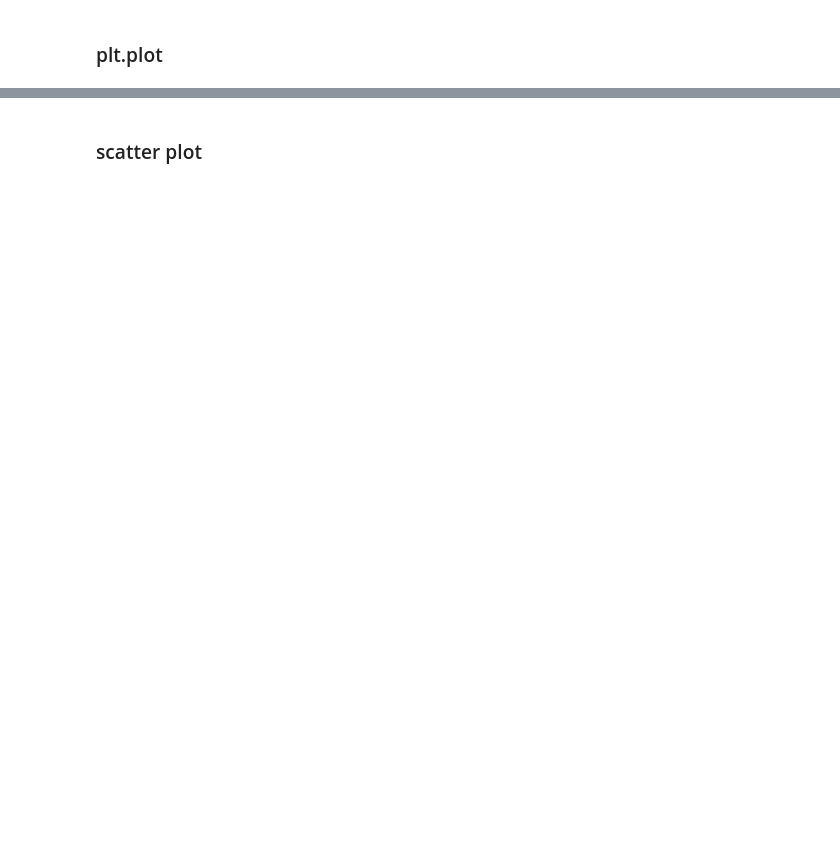
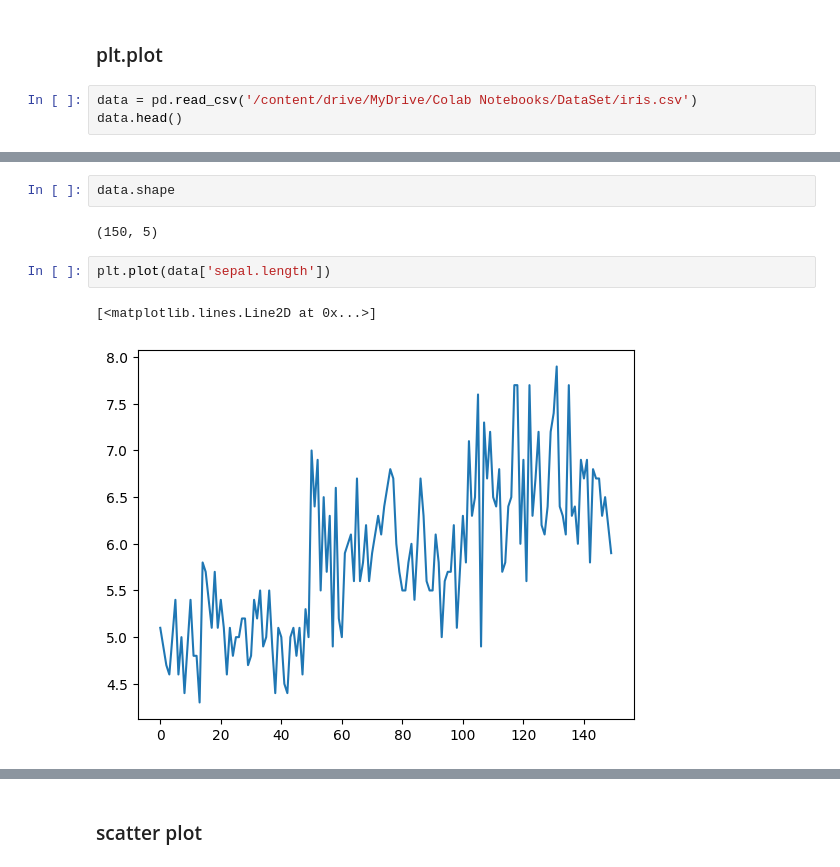
Before and after one commit to alirezasaharkhiz9/MyPythonWorkshop-at-FerdowsiUniversity, a Jupyter notebook: Introduction_to_Data_Science.ipynb, the cells around one changed output, grey strips where cells are left out. Saved outputs shown, nothing was run; the diff lists cells and outputs as text; blank space fills up the shorter version.

```diff
--- a/Introduction_to_Data_Science.ipynb
+++ b/Introduction_to_Data_Science.ipynb
@@ -62,2 +574,5 @@ data.iloc[], data.loc[], data.drop()
 # %% [markdown]
 ### plt.plot
+# %%
+data = pd.read_csv('/content/drive/MyDrive/Colab Notebooks/DataSet/iris.csv')
+data.head()
@@ -63,0 +601,9 @@ data.iloc[], data.loc[], data.drop()
+# %%
+data.shape
+# %% [output]
+(150, 5)
+# %%
+plt.plot(data['sepal.length'])
+# %% [output]
+[<matplotlib.lines.Line2D at 0x...>]
+[figure, added]
```
Also changed, not shown: parts of 87 cells of this notebook.
